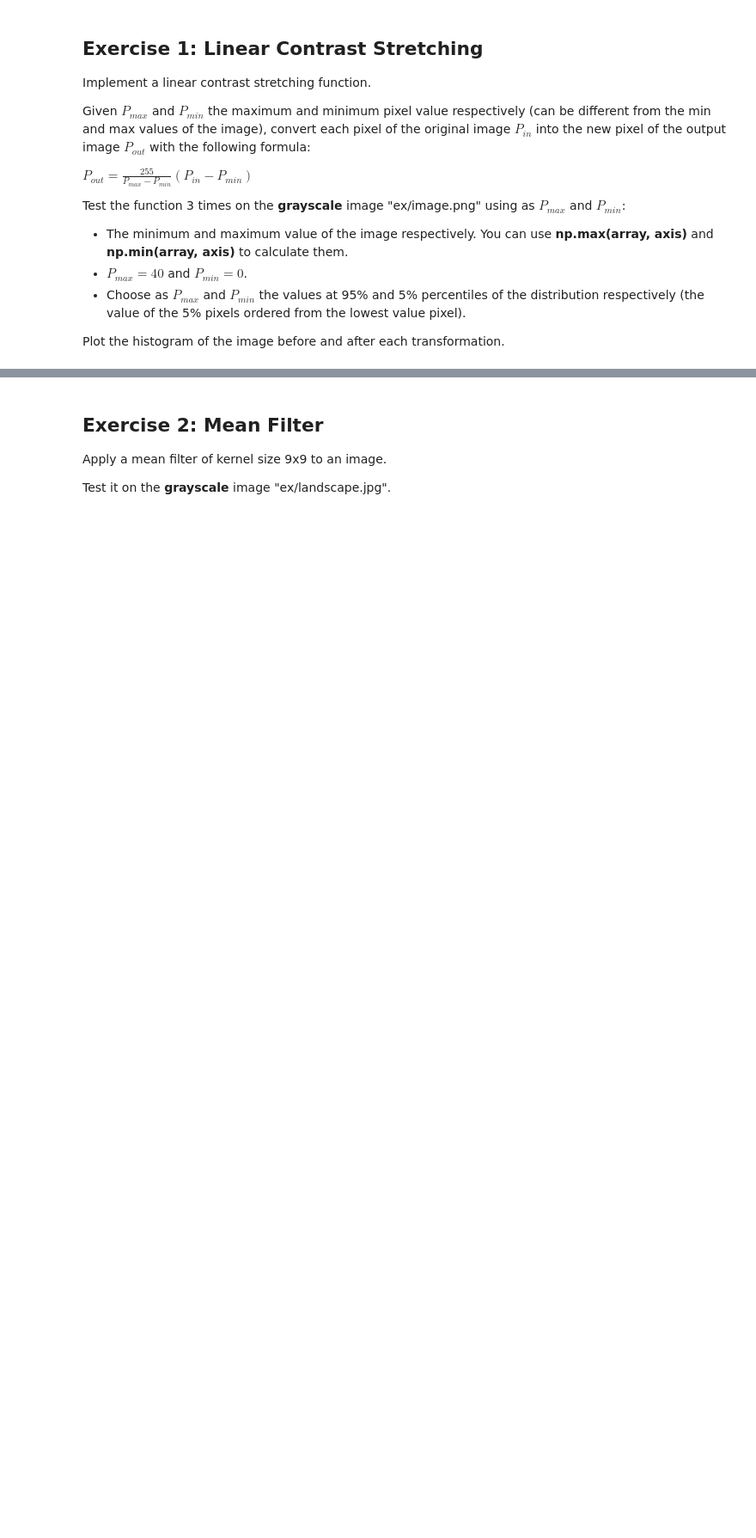
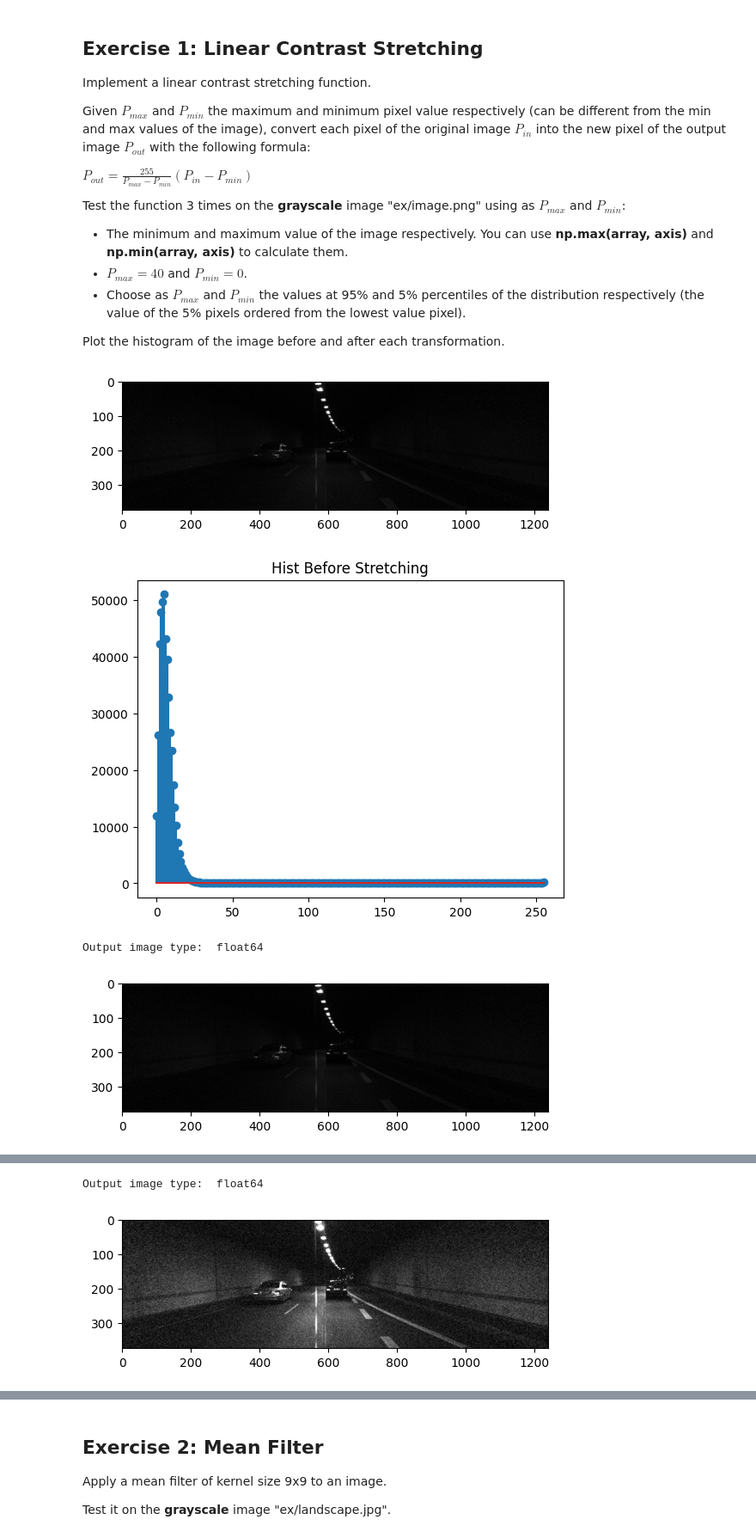
Before and after one commit to CVLAB-Unibo/ComputerVisionImageProcessing-LabSessions, a Jupyter notebook: LabSession3_v2/LabSession3-ExercisesSolutions.ipynb, the cells around one changed output, grey strips where cells are left out. Shown at 86% size. Drawn from its saved outputs; the diff is of its cells as text; code cells hidden in the pictures; blank space fills up the shorter version.

```diff
--- a/LabSession3_v2/LabSession3-ExercisesSolutions.ipynb
+++ b/LabSession3_v2/LabSession3-ExercisesSolutions.ipynb
@@ -50,39 +50,44 @@ hist,bins = np.histogram(img.flatten(),256,[0,256])
 
 # Plotting the histogram before stretching
 plt.title("Hist Before Stretching")
-plt.stem(hist, use_line_collection=True)
+plt.stem(hist)#, use_line_collection=True)
 plt.show()
 
 # Stretching with max and min of the image. Not effective because of outliers.
 max_value = np.max(img)
 min_value = np.min(img)
 linear_stretched_img=linear_stretching(np.copy(img), max_value,min_value)
 hist_st,bins = np.histogram(linear_stretched_img.astype(np.uint8).flatten(),256,[0,256])
 plt.imshow(linear_stretched_img,cmap='gray',vmin=0,vmax=255)
 plt.show()
 plt.title("Hist After Stretching")
-plt.stem(hist_st, use_line_collection=True)
+plt.stem(hist_st)#, use_line_collection=True)
 plt.show()
 
 # Stretching with fixed max and min.
 max_value = 40
 min_value = 0
 linear_stretched_img=linear_stretching(np.copy(img), max_value,min_value)
 hist_st,bins = np.histogram(linear_stretched_img.astype(np.uint8).flatten(),256,[0,256])
 plt.imshow(linear_stretched_img,cmap='gray',vmin=0,vmax=255)
 plt.show()
 plt.title("Hist After Stretching")
-plt.stem(hist_st, use_line_collection=True)
+plt.stem(hist_st)#, use_line_collection=True)
 plt.show()
 
 # Stretching with dynamic max and min based on percentiles.
 max_value = find_percentile_value(hist, 95)
 min_value = find_percentile_value(hist, 5)
 print("Max 95%: ", max_value, " Min 5%: ", min_value)
 linear_stretched_img=linear_stretching(np.copy(img), max_value,min_value)
 hist_st,bins = np.histogram(linear_stretched_img.astype(np.uint8).flatten(),256,[0,256])
 plt.imshow(linear_stretched_img,cmap='gray',vmin=0,vmax=255)
 plt.show()
 plt.title("Hist After Stretching")
-plt.stem(hist_st, use_line_collection=True)
+plt.stem(hist_st)#, use_line_collection=True)
 plt.show()
+# %% [output]
+[figure, added]
+[figure, added]
+Output image type:  float64
+[figure, added]
@@ -88,0 +95,2 @@ plt.show()
+Output image type:  float64
+[figure, added]
```
Also changed, not shown: parts of 7 cells of this notebook, 6 other files.
